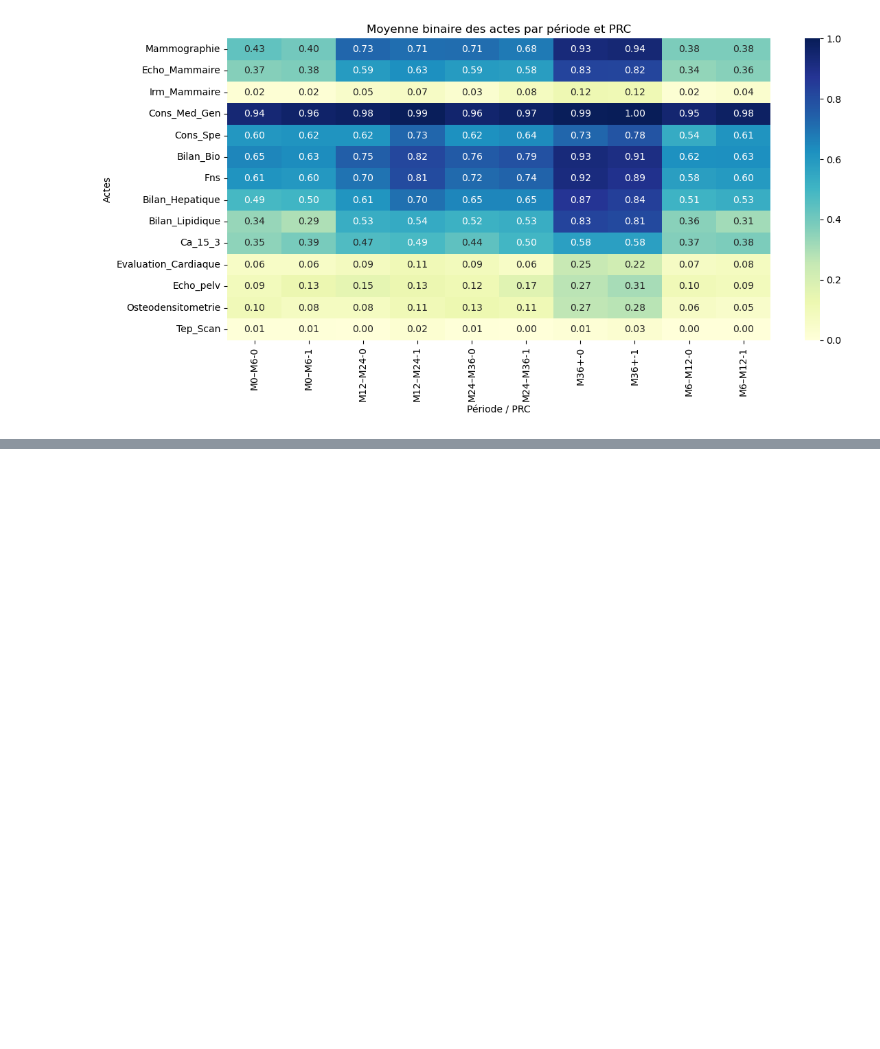
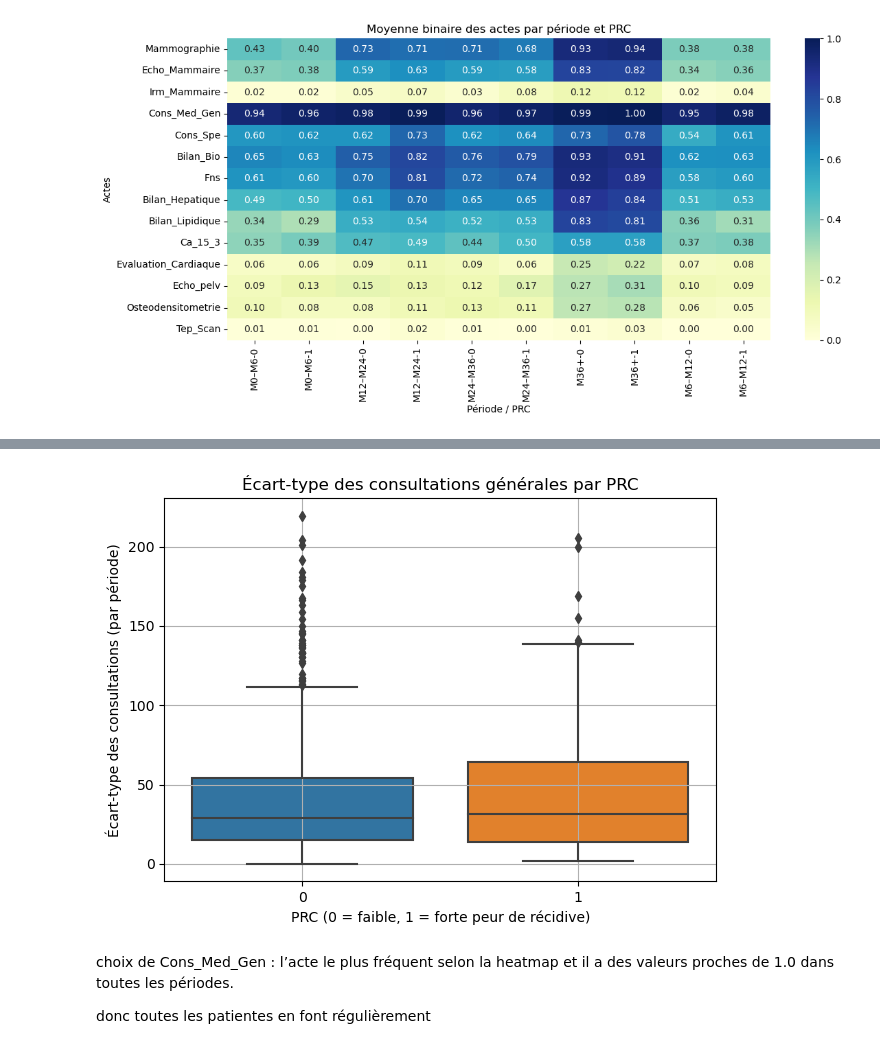
Before and after one commit to hemza1/TER_M1_2025, a Jupyter notebook: notebooks/test.ipynb, the cells around one changed output, grey strips where cells are left out. Saved outputs shown, nothing was run; the diff lists cells and outputs as text; code cells hidden in the pictures; blank space fills up the shorter version.

```diff
--- a/notebooks/test.ipynb
+++ b/notebooks/test.ipynb
@@ -305,0 +323,20 @@ plt.show()
+# %%
+df_var = df_var.reset_index()
+
+df_var = df_var.merge(df_prc[["ID_PATIENT", "PRC"]], on="ID_PATIENT")
+
+
+sns.boxplot(data=df_var, x="PRC_x", y="Cons_Med_Gen")
+plt.title("Écart-type des consultations générales par PRC")
+plt.xlabel("PRC (0 = faible, 1 = forte peur de récidive)")
+plt.ylabel("Écart-type des consultations (par période)")
+plt.grid(True)
+plt.tight_layout()
+plt.show()
+# %% [output]
+[figure, added]
+# %% [markdown]
+choix de Cons_Med_Gen :
+l’acte le plus fréquent selon la heatmap et il a des valeurs proches de 1.0 dans toutes les périodes.
+
+donc toutes les patientes en font régulièrement
```
Also changed, not shown: parts of 4 cells of this notebook.
